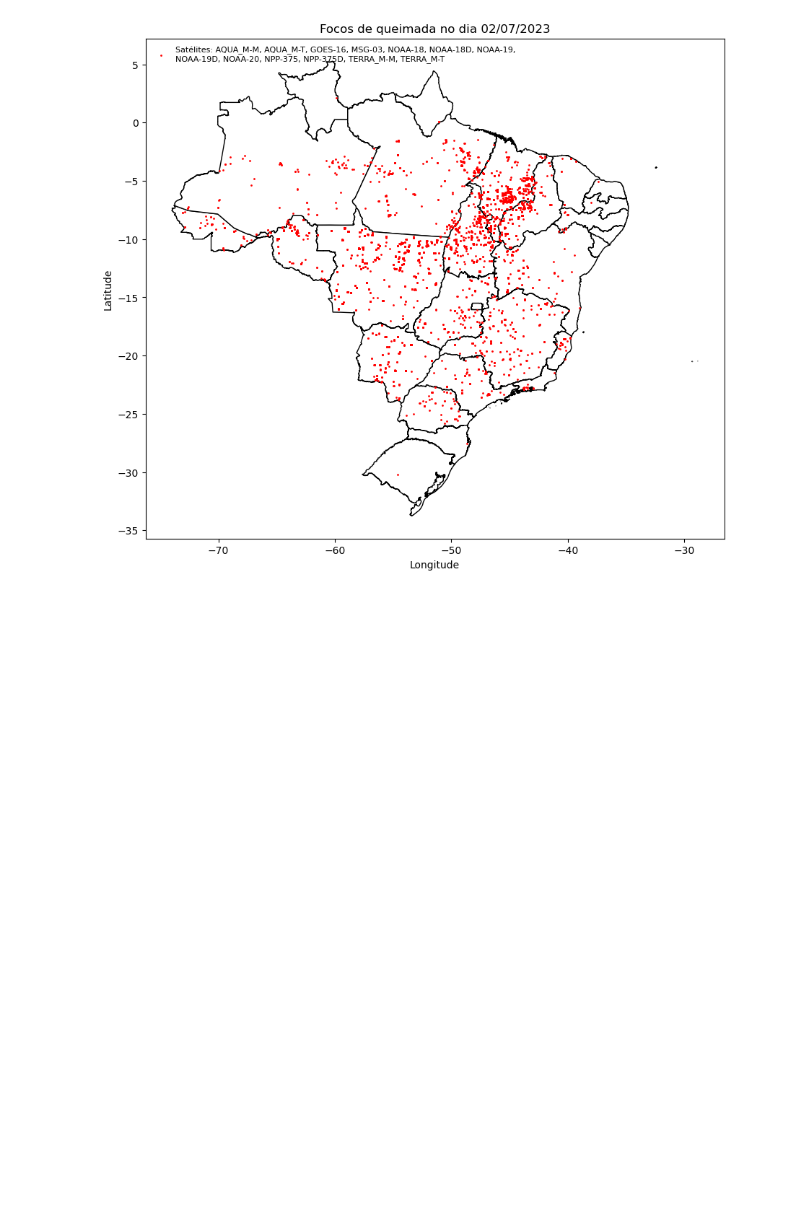
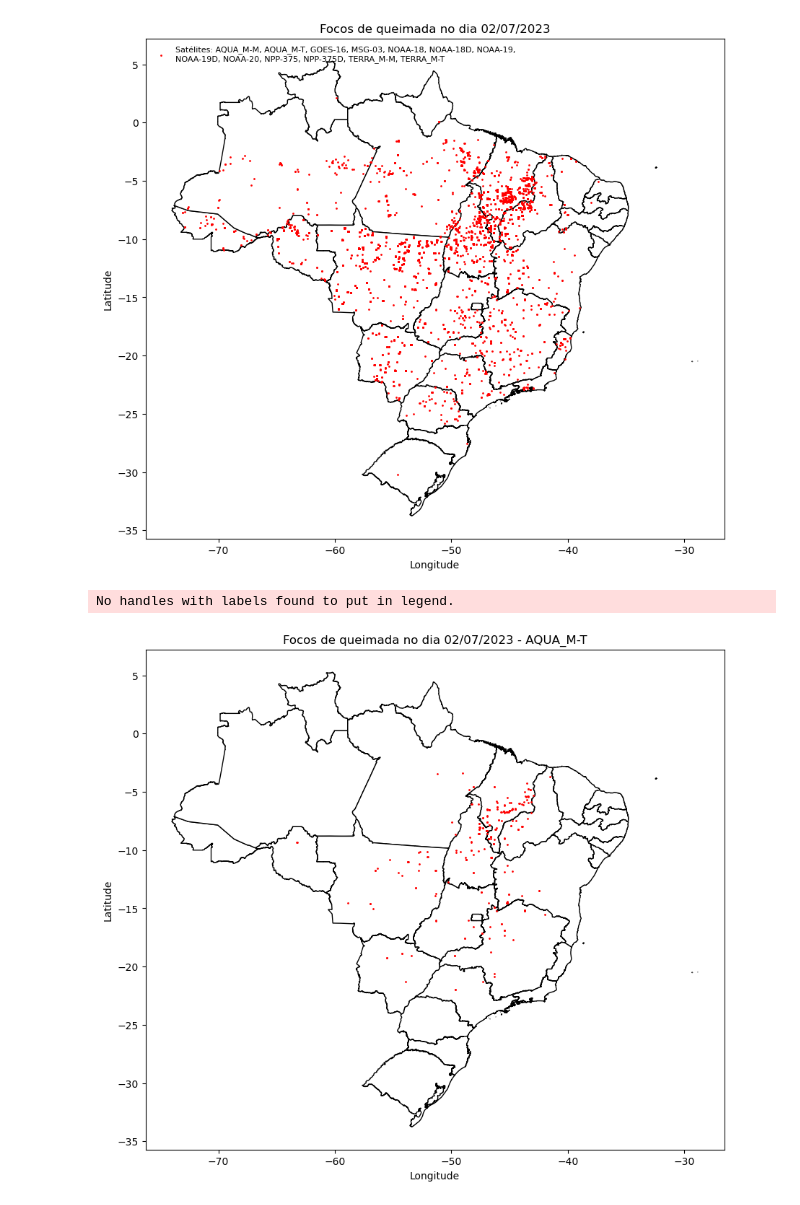
Before and after one commit to jgmsantos/Scripts, a Jupyter notebook: PYTHON/focos_atualizado.ipynb, the cells around one changed output. Cells and saved outputs as stored; diff of their text form; code cells hidden in the pictures; blank space fills up the shorter version.

```diff
--- a/PYTHON/focos_atualizado.ipynb
+++ b/PYTHON/focos_atualizado.ipynb
@@ -108,3 +108,26 @@ plt.legend(loc="upper left", frameon=False, fontsize=8)
 plt.show()
 # %% [output]
 [figure]
+# %%
+satelite = ['AQUA_M-M',  'AQUA_M-T', 'GOES-16',  'MSG-03',  'NOAA-18',  'NOAA-18D',  'NOAA-19',  'NOAA-19D',  'NOAA-20',  'NPP-375',  'NPP-375D',  'TERRA_M-M',  'TERRA_M-T']
+#                0            1          2           3          4           5           6           7             8           9           10            11            12
+
+# Filtra somente pelo país Brasil e nome do satélite -> satelite[12].
+nome_satelite = gdf2.loc[(gdf2['pais'] == 'Brasil') & (gdf2['satelite'] == satelite[12])]
+
+nome_sateliteshapefile_brasil = gpd.read_file('../../../base_dados/shapefile/Brasil/Brasil_estados/BRUFE250GC_SIR.shp')
+
+ax = shapefile_brasil.plot(color='white', figsize=(12, 9), edgecolor='black')
+
+nome_satelite.plot(ax=ax, color='red', markersize=1)
+
+plt.title(f'Focos de queimada no dia 02/07/2023 - {satelite[1]}')
+plt.xlabel('Longitude')
+plt.ylabel('Latitude')
+
+plt.legend(loc="upper left", frameon=False, fontsize=8)
+
+plt.show()
+# %% [output]
+No handles with labels found to put in legend.
+[figure, added]
```
